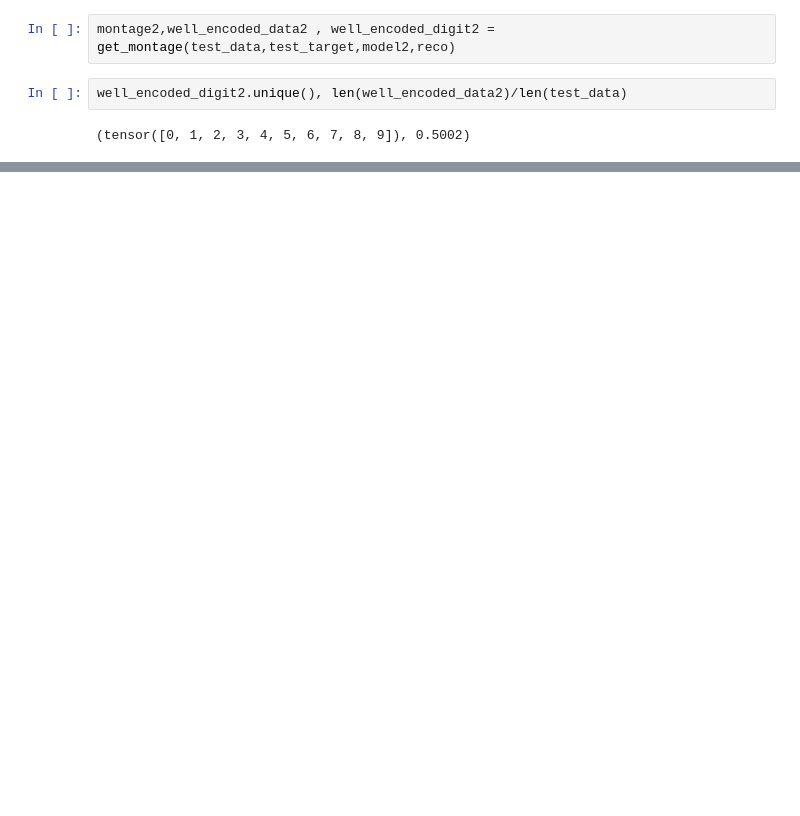
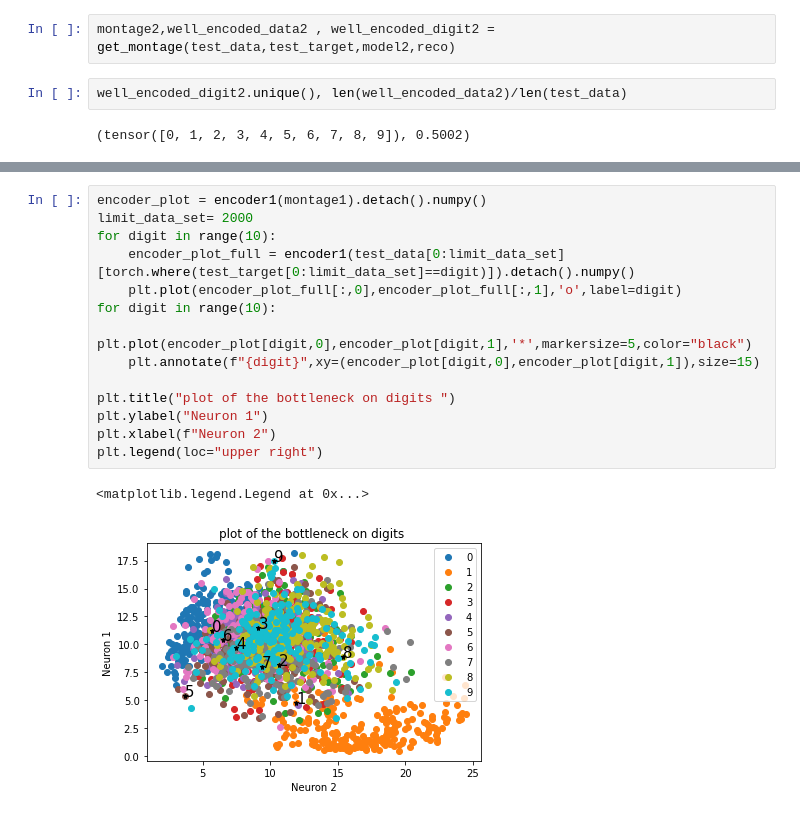
Before and after one commit to Ocean728/mnist_pytorch, a Jupyter notebook: Autoencoder.ipynb, the cells around one changed output, grey strips where cells are left out. Drawn from its saved outputs; the diff is of its cells as text; blank space fills up the shorter version.

```diff
--- a/Autoencoder.ipynb
+++ b/Autoencoder.ipynb
@@ -335,0 +342,17 @@ show(montage2,model2,None,reco_bool=False)
+# %%
+encoder_plot = encoder1(montage1).detach().numpy()
+limit_data_set= 2000
+for digit in range(10):
+    encoder_plot_full = encoder1(test_data[0:limit_data_set][torch.where(test_target[0:limit_data_set]==digit)]).detach().numpy()
+    plt.plot(encoder_plot_full[:,0],encoder_plot_full[:,1],'o',label=digit)
+for digit in range(10):
+    plt.plot(encoder_plot[digit,0],encoder_plot[digit,1],'*',markersize=5,color="black")
+    plt.annotate(f"{digit}",xy=(encoder_plot[digit,0],encoder_plot[digit,1]),size=15)
+
+plt.title("plot of the bottleneck on digits ")
+plt.ylabel("Neuron 1")
+plt.xlabel(f"Neuron 2")
+plt.legend(loc="upper right")
+# %% [output]
+<matplotlib.legend.Legend at 0x...>
+[figure, added]
```
Also changed, not shown: parts of 5 cells of this notebook.
